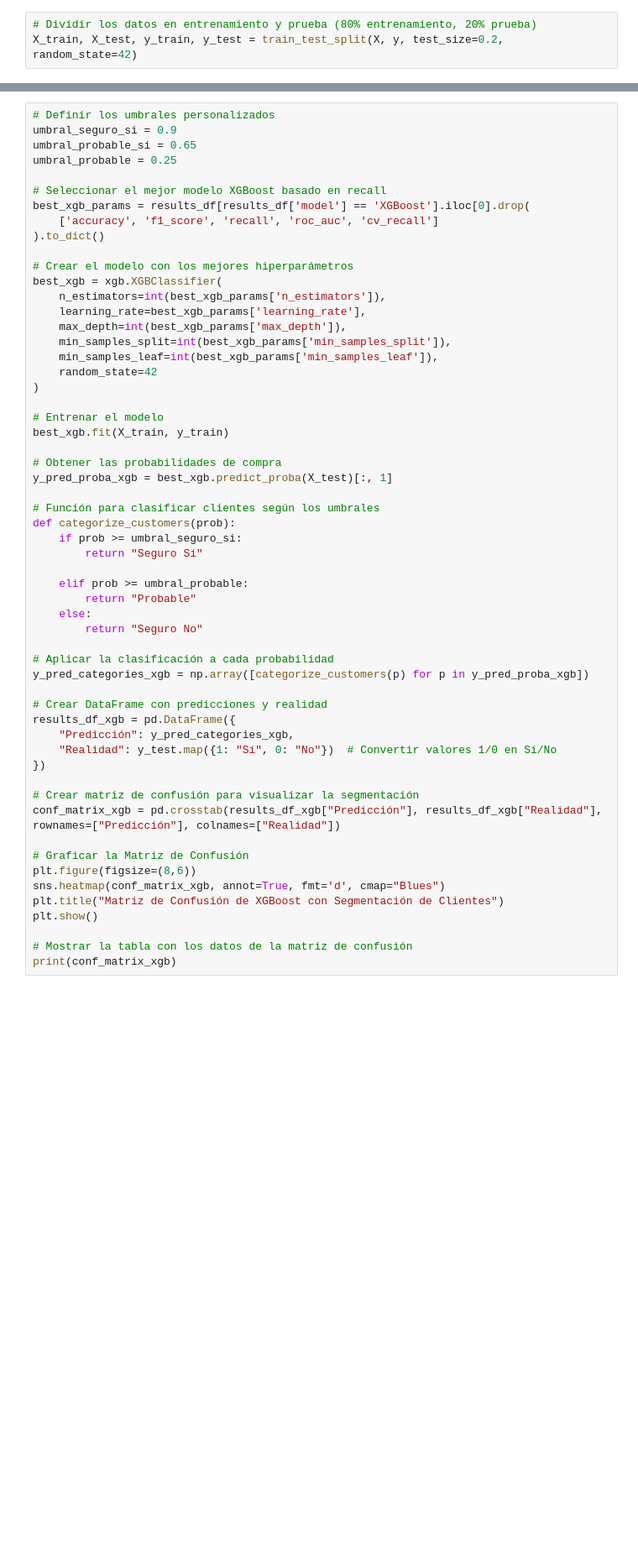
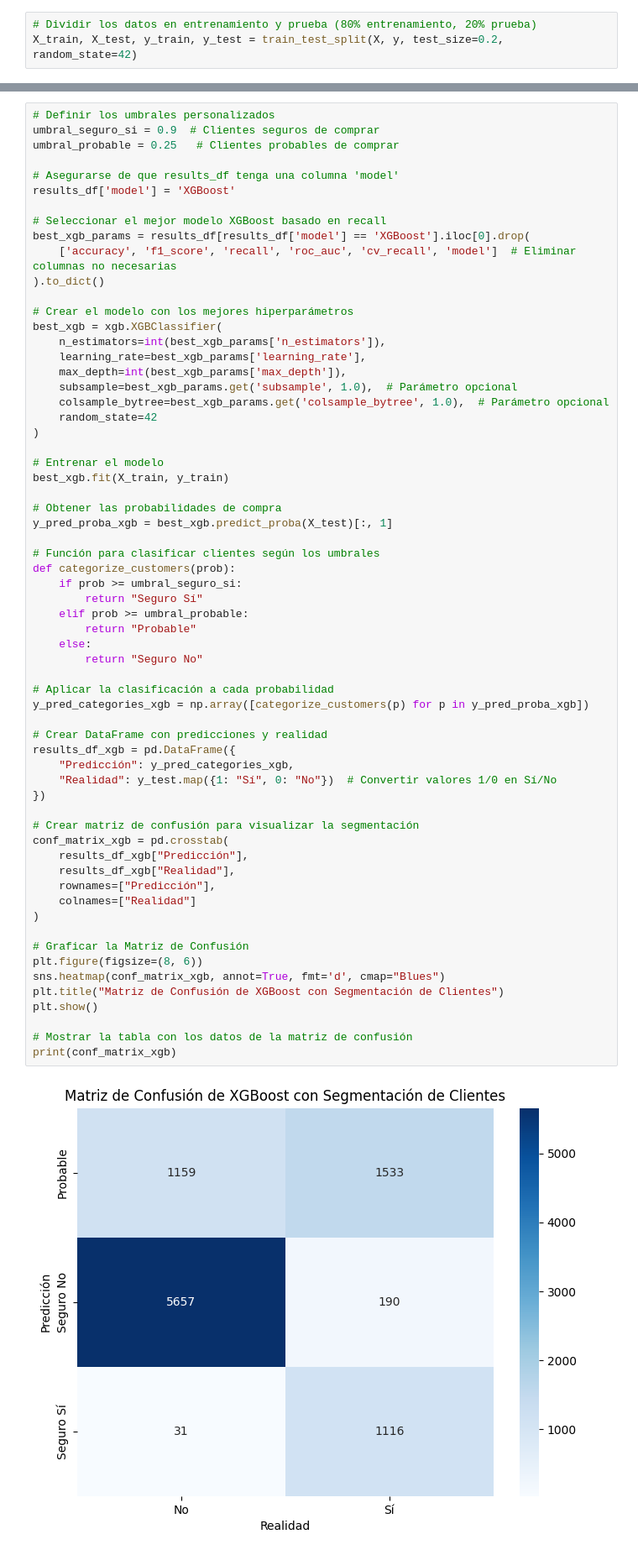
Before and after one commit to josean9/IA-Casos, a Jupyter notebook: documents/04_xgboost.ipynb, the cells around one changed output, grey strips where cells are left out. Shown: that part at 84% size. Drawn from its saved outputs; the diff is of its cells as text; blank space fills up the shorter version.

```diff
--- a/documents/04_xgboost.ipynb
+++ b/documents/04_xgboost.ipynb
@@ -392,12 +540,14 @@ InvalidParameterError: The 'max_depth' parameter of GradientBoostingClassifier m
 # %%
 # Definir los umbrales personalizados
-umbral_seguro_si = 0.9
-umbral_probable_si = 0.65
-umbral_probable = 0.25
+umbral_seguro_si = 0.9  # Clientes seguros de comprar
+umbral_probable = 0.25   # Clientes probables de comprar
+
+# Asegurarse de que results_df tenga una columna 'model'
+results_df['model'] = 'XGBoost'
 
 # Seleccionar el mejor modelo XGBoost basado en recall
 best_xgb_params = results_df[results_df['model'] == 'XGBoost'].iloc[0].drop(
-    ['accuracy', 'f1_score', 'recall', 'roc_auc', 'cv_recall']
+    ['accuracy', 'f1_score', 'recall', 'roc_auc', 'cv_recall', 'model']  # Eliminar columnas no necesarias
 ).to_dict()
 
 # Crear el modelo con los mejores hiperparámetros
@@ -405,8 +555,8 @@ best_xgb = xgb.XGBClassifier(
     n_estimators=int(best_xgb_params['n_estimators']),
     learning_rate=best_xgb_params['learning_rate'],
     max_depth=int(best_xgb_params['max_depth']),
-    min_samples_split=int(best_xgb_params['min_samples_split']),
-    min_samples_leaf=int(best_xgb_params['min_samples_leaf']),
+    subsample=best_xgb_params.get('subsample', 1.0),  # Parámetro opcional
+    colsample_bytree=best_xgb_params.get('colsample_bytree', 1.0),  # Parámetro opcional
     random_state=42
 )
 
@@ -417,33 +567,38 @@ best_xgb.fit(X_train, y_train)
 y_pred_proba_xgb = best_xgb.predict_proba(X_test)[:, 1]
 
 # Función para clasificar clientes según los umbrales
 def categorize_customers(prob):
     if prob >= umbral_seguro_si:
         return "Seguro Sí"
-
     elif prob >= umbral_probable:
         return "Probable"
     else:
         return "Seguro No"
 
 # Aplicar la clasificación a cada probabilidad
 y_pred_categories_xgb = np.array([categorize_customers(p) for p in y_pred_proba_xgb])
 
 # Crear DataFrame con predicciones y realidad
 results_df_xgb = pd.DataFrame({
     "Predicción": y_pred_categories_xgb,
     "Realidad": y_test.map({1: "Sí", 0: "No"})  # Convertir valores 1/0 en Sí/No
 })
 
 # Crear matriz de confusión para visualizar la segmentación
-conf_matrix_xgb = pd.crosstab(results_df_xgb["Predicción"], results_df_xgb["Realidad"], rownames=["Predicción"], colnames=["Realidad"])
+conf_matrix_xgb = pd.crosstab(
+    results_df_xgb["Predicción"],
+    results_df_xgb["Realidad"],
+    rownames=["Predicción"],
+    colnames=["Realidad"]
+)
 
 # Graficar la Matriz de Confusión
-plt.figure(figsize=(8,6))
+plt.figure(figsize=(8, 6))
 sns.heatmap(conf_matrix_xgb, annot=True, fmt='d', cmap="Blues")
 plt.title("Matriz de Confusión de XGBoost con Segmentación de Clientes")
 plt.show()
 
 # Mostrar la tabla con los datos de la matriz de confusión
 print(conf_matrix_xgb)
 # %% [output]
+[figure, new version]
```
Also changed, not shown: parts of 7 cells of this notebook, 3 other files.
